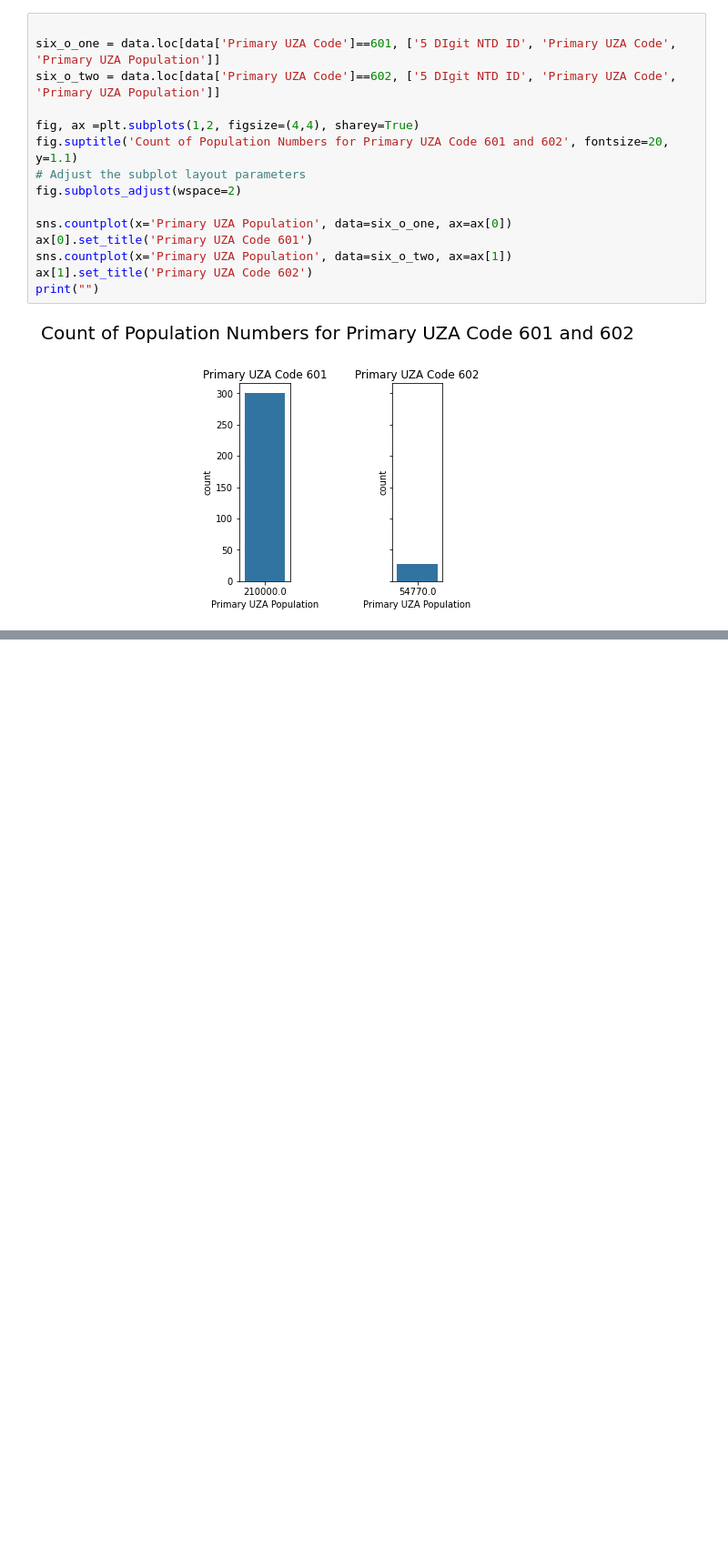
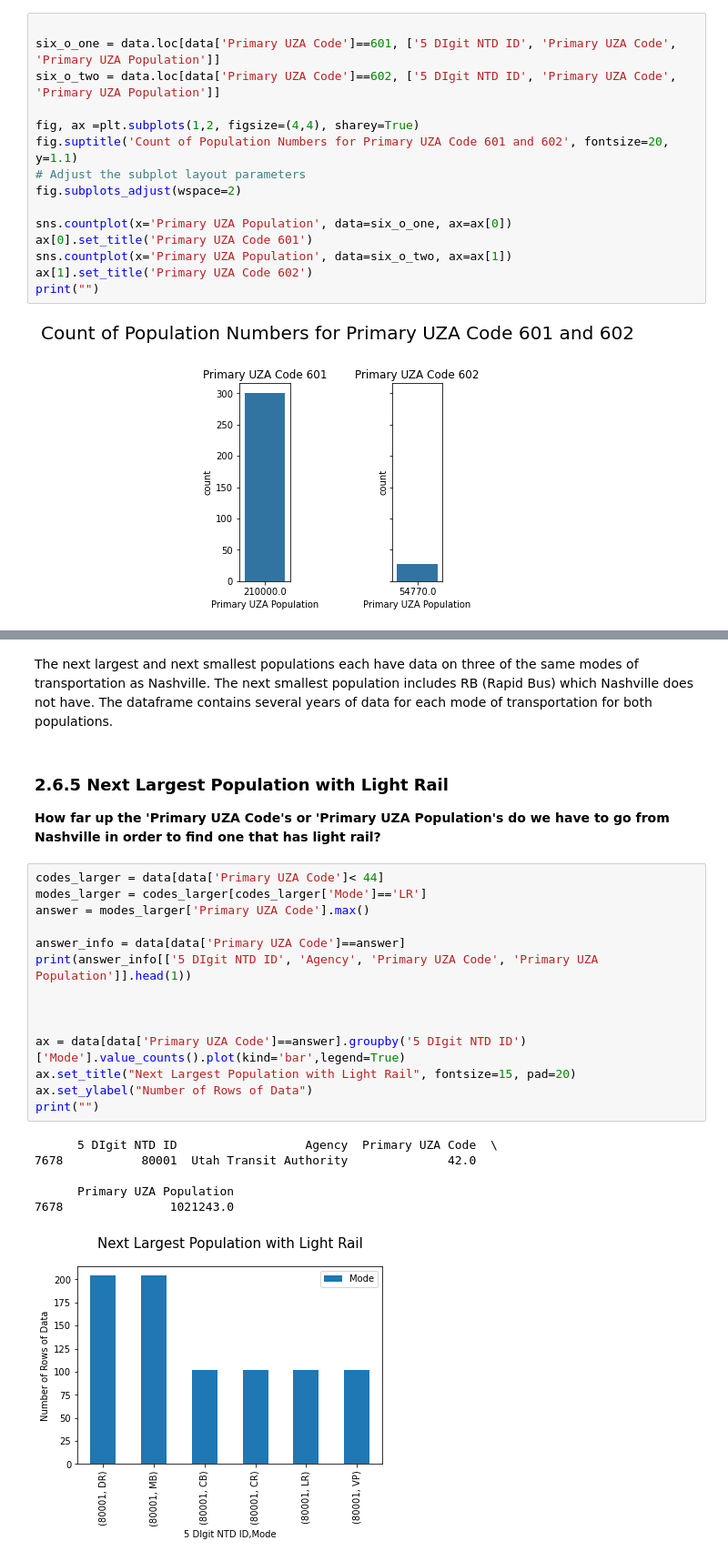
Before and after one commit to tamarahorne/Springboard, a Jupyter notebook: Capstone Project 2/notebooks/03_NTD_exploratory_data_analysis.ipynb, the cells around one changed output, grey strips where cells are left out. Shown at 91% size. Saved outputs shown, nothing was run; the diff lists cells and outputs as text; blank space fills up the shorter version.

```diff
--- a/Capstone Project 2/notebooks/03_NTD_exploratory_data_analysis.ipynb
+++ b/Capstone Project 2/notebooks/03_NTD_exploratory_data_analysis.ipynb
@@ -404,0 +343,27 @@ Note to Self: FTA regions [FTA Regions](https://www.transit.dot.gov/about/region
+# %% [markdown]
+The next largest and next smallest populations each have data on three of the same modes of transportation as Nashville.  The next smallest population includes RB (Rapid Bus) which Nashville does not have.  The dataframe contains several years of data for each mode of transportation for both populations.
+# %% [markdown]
+### 2.6.5 Next Largest Population with Light Rail
+<a id='2.6.5_Next_Largest_Population_with_Light_Rail'></a>
+**How far up the 'Primary UZA Code's or 'Primary UZA Population's do we have to go from Nashville in order to find one that has light rail?**
+# %%
+codes_larger = data[data['Primary UZA Code']< 44]
+modes_larger = codes_larger[codes_larger['Mode']=='LR']
+answer = modes_larger['Primary UZA Code'].max()
+
+answer_info = data[data['Primary UZA Code']==answer]
+print(answer_info[['5 DIgit NTD ID', 'Agency', 'Primary UZA Code', 'Primary UZA Population']].head(1))
+
+
+
+ax = data[data['Primary UZA Code']==answer].groupby('5 DIgit NTD ID')['Mode'].value_counts().plot(kind='bar',legend=True)
+ax.set_title("Next Largest Population with Light Rail", fontsize=15, pad=20)
+ax.set_ylabel("Number of Rows of Data")
+print("")
+# %% [output]
+      5 DIgit NTD ID                  Agency  Primary UZA Code  \
+7678           80001  Utah Transit Authority              42.0
+
+      Primary UZA Population
+7678               1021243.0
+[figure, added]
```
Also changed, not shown: parts of 110 cells of this notebook, 2 other files.
